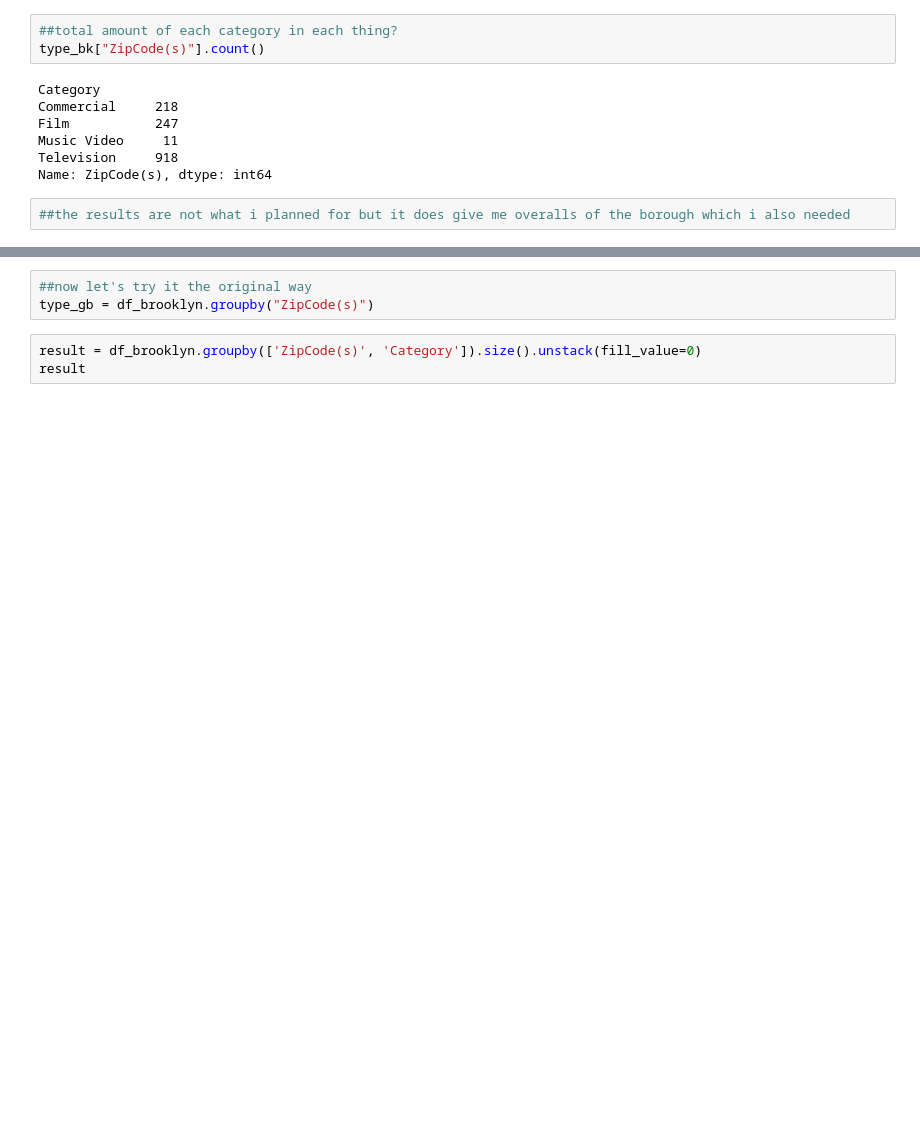
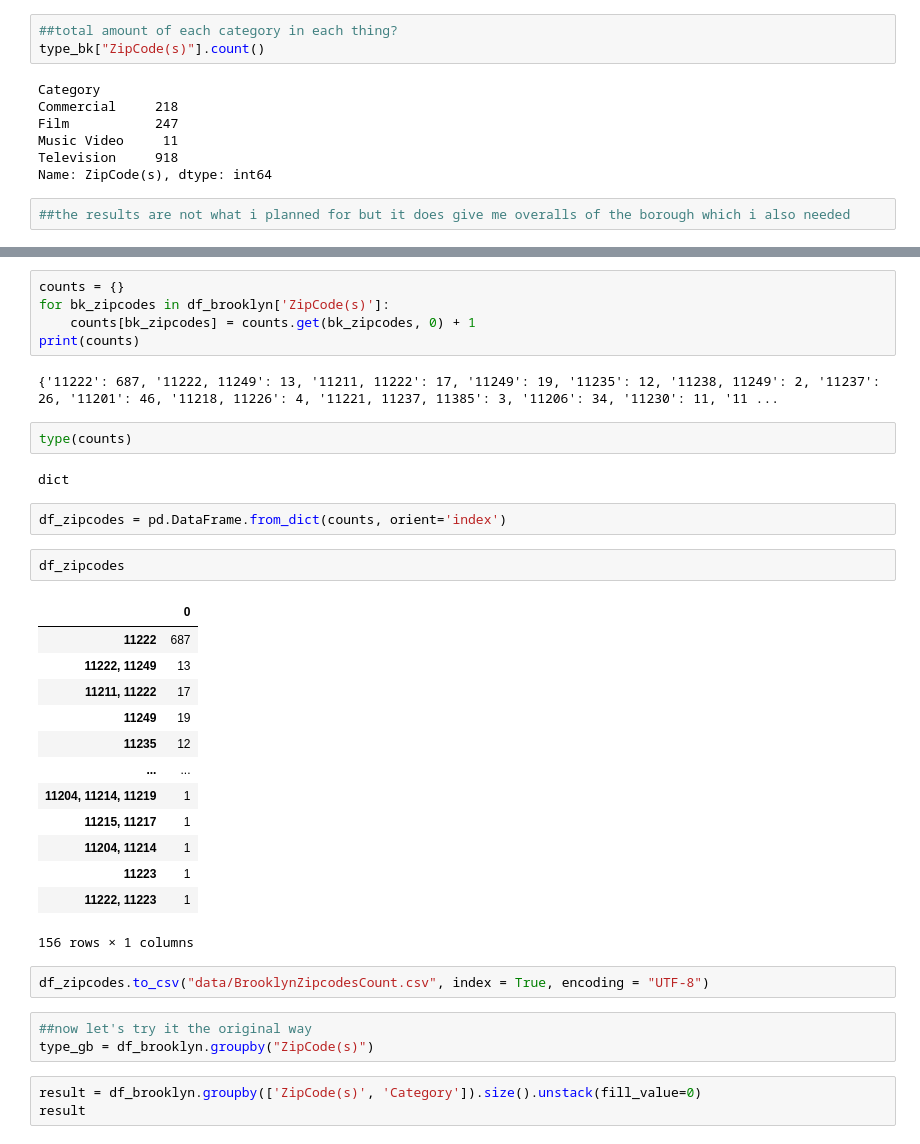
Before and after one commit to sajinashresthacoding/nyc-film-permits, a Jupyter notebook: Brooklynpermits_analysis.ipynb, the cells around one changed output, grey strips where cells are left out. Saved outputs shown, nothing was run; the diff lists cells and outputs as text; blank space fills up the shorter version.

```diff
--- a/Brooklynpermits_analysis.ipynb
+++ b/Brooklynpermits_analysis.ipynb
@@ -41,3 +47,34 @@ Name: ZipCode(s), dtype: int64
+# %%
+counts = {}
+for bk_zipcodes in df_brooklyn['ZipCode(s)']:
+    counts[bk_zipcodes] = counts.get(bk_zipcodes, 0) + 1
+print(counts)
+# %% [output]
+{'11222': 687, '11222, 11249': 13, '11211, 11222': 17, '11249': 19, '11235': 12, '11238, 11249': 2, '11237': 26, '11201': 46, '11218, 11226': 4, '11221, 11237, 11385': 3, '11206': 34, '11230': 11, '11 ...
+# %%
+type(counts)
+# %% [output]
+dict
+# %%
+df_zipcodes = pd.DataFrame.from_dict(counts, orient='index')
+# %%
+df_zipcodes
+# %% [output]
+|  | 0 |
+| 11222 | 687 |
+| 11222, 11249 | 13 |
+| 11211, 11222 | 17 |
+| 11249 | 19 |
+| 11235 | 12 |
+| ... | ... |
+| 11204, 11214, 11219 | 1 |
+| 11215, 11217 | 1 |
+| 11204, 11214 | 1 |
+| 11223 | 1 |
+| 11222, 11223 | 1 |
+156 rows × 1 columns
+# %%
+df_zipcodes.to_csv("data/BrooklynZipcodesCount.csv", index = True, encoding = "UTF-8")
 # %%
 ##now let's try it the original way
 type_gb = df_brooklyn.groupby("ZipCode(s)")
```
Also changed, not shown: parts of 1 cell of this notebook.
